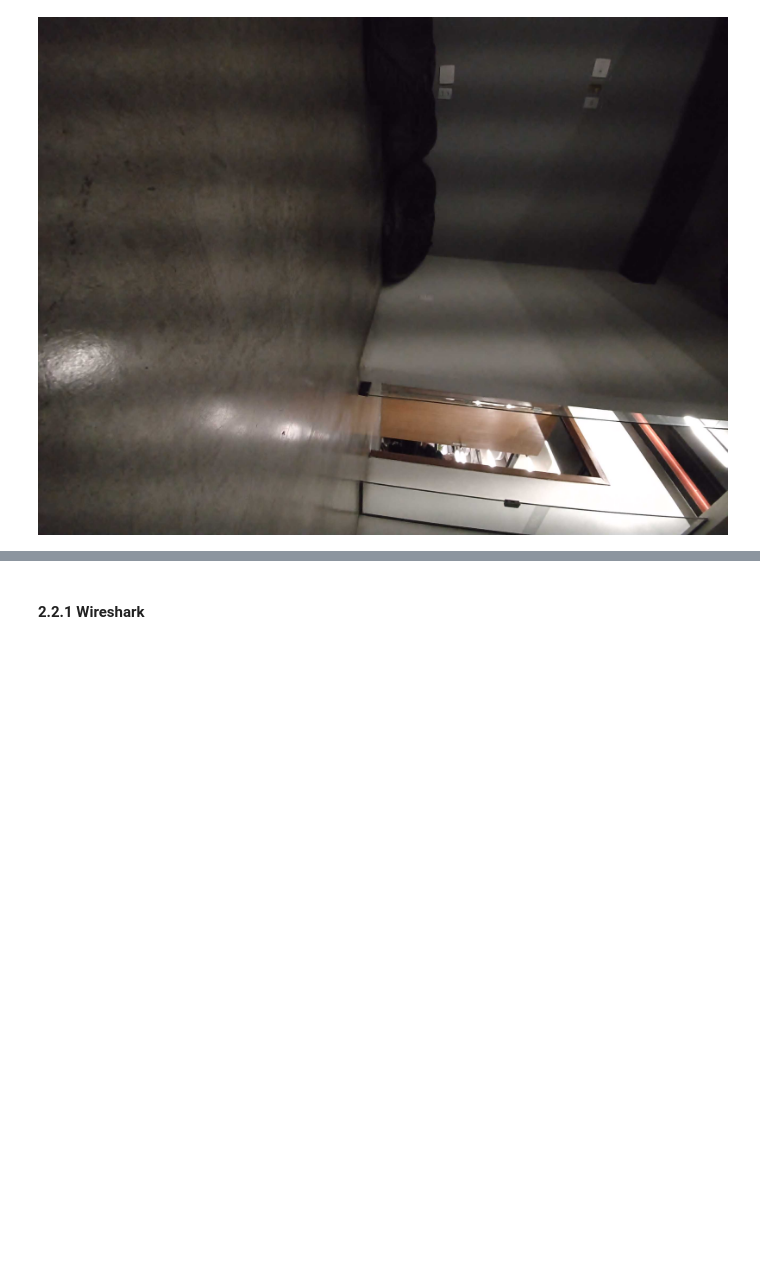
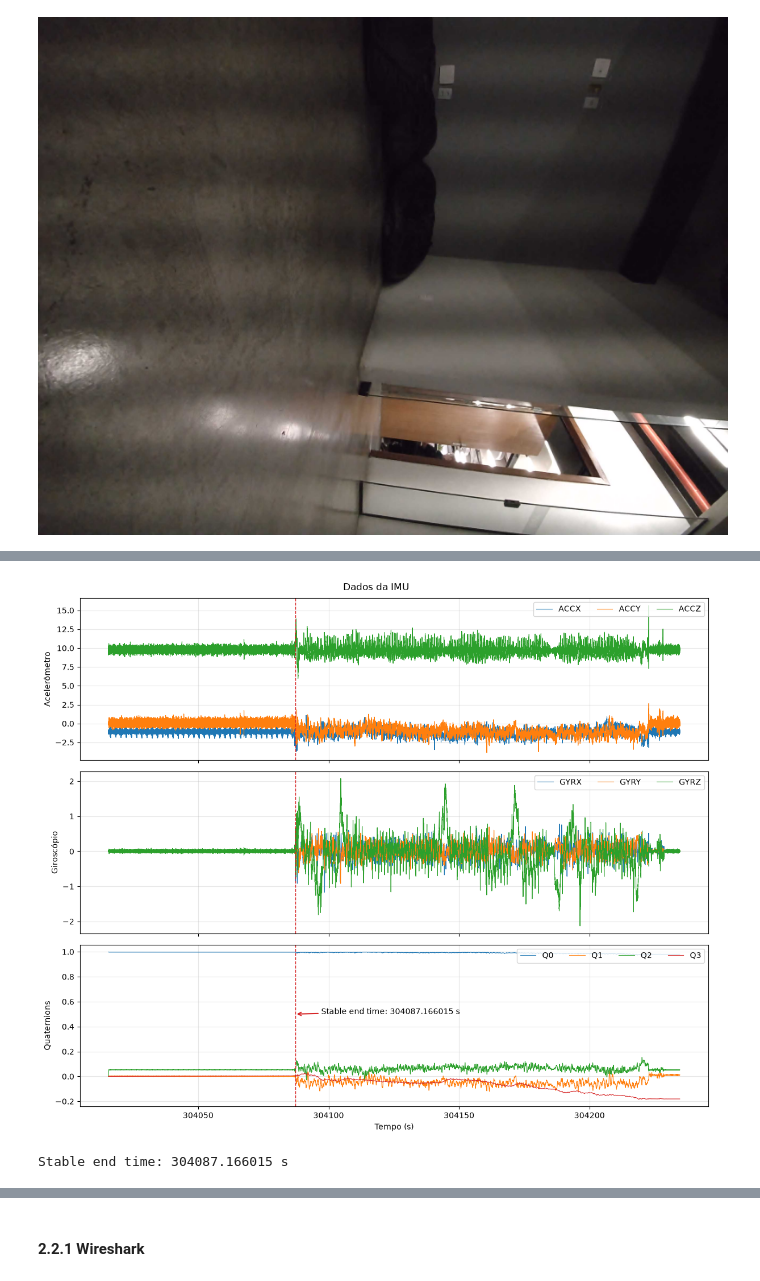
Before and after one commit to HumbertoDiego/LevantamentoLidarIME, a Jupyter notebook: 03_Exploracao.ipynb, the cells around one changed output, grey strips where cells are left out. Saved outputs shown, nothing was run; the diff lists cells and outputs as text; code cells hidden in the pictures; blank space fills up the shorter version.

```diff
--- a/03_Exploracao.ipynb
+++ b/03_Exploracao.ipynb
@@ -75 +209,65 @@ Câmera 1 - 1ª img: cam1_pic0_Wednesday-12-26-56-909443.jpeg:
+# %%
+imu_columns = [
+    "SAMPTIME", "ACCX", "ACCY", "ACCZ",
+    "GYRX", "GYRY", "GYRZ", "Q0", "Q1", "Q2", "Q3"
+]
+imu_data = pd.read_csv(
+    os.path.join(dados_dir, imu_file),
+    skiprows=1, names=imu_columns
+)
+imu_data = imu_data.apply(pd.to_numeric, errors="coerce").dropna()
+imu_groups = {
+    "Acelerômetro": ["ACCX", "ACCY", "ACCZ"],
+    "Giroscópio": ["GYRX", "GYRY", "GYRZ"],
+    "Quaternions": ["Q0", "Q1", "Q2", "Q3"],
+}
+
+# Identificar o maior período contínuo em que a IMU permaneceu estável.
+gyro_variables = ["GYRX", "GYRY", "GYRZ"]
+gyro_norm = np.sqrt(imu_data[gyro_variables].pow(2).sum(axis=1))
+sample_interval_s = imu_data["SAMPTIME"].diff().median()
+stability_window = max(1, round(1.0 / sample_interval_s))
+smoothed_gyro_norm = gyro_norm.rolling(
+    window=stability_window, center=True, min_periods=1
+).median()
+
+# Valores abaixo deste limiar indicam ausência de rotação relevante.
+gyro_stability_threshold = 0.10
+stable_mask = smoothed_gyro_norm < gyro_stability_threshold
+stable_block = stable_mask.ne(stable_mask.shift()).cumsum()
+stable_segments = (
+    imu_data.loc[stable_mask]
+    .groupby(stable_block.loc[stable_mask])["SAMPTIME"]
+    .agg(start="first", end="last")
+)
+stable_segments["duration"] = stable_segments["end"] - stable_segments["start"]
+stable_start_time, stable_end_time = stable_segments.loc[
+    stable_segments["duration"].idxmax(), ["start", "end"]
+]
+
+fig, axes = plt.subplots(3, 1, figsize=(12, 10), sharex=True)
+for ax, (group_name, variables) in zip(axes, imu_groups.items()):
+    for variable in variables:
+        ax.plot(imu_data["SAMPTIME"], imu_data[variable], label=variable, linewidth=0.8)
+    ax.set_ylabel(group_name)
+    ax.axvline(stable_end_time, color="tab:red", linestyle="--", linewidth=1)
+
+    ax.legend(ncol=len(variables), loc="upper right")
+    ax.grid(alpha=0.3)
+
+ax.annotate(
+    f"Stable end time: {stable_end_time} s", xy=(stable_end_time, 0.5), xytext=(stable_end_time+10, 0.5),
+    arrowprops={"arrowstyle": "->", "color": "tab:red", "linewidth": 1.5},
+)
+
+axes[-1].set_xlabel("Tempo (s)")
+fig.suptitle("Dados da IMU")
+fig.tight_layout()
+plt.show()
+# %% [output]
+[figure, added]
+# %%
+print(f"Stable end time: {stable_end_time} s")
+# %% [output]
+Stable end time: 304087.166015 s
 # %% [markdown]
```
Also changed, not shown: parts of 20 cells of this notebook, 3 other files.
